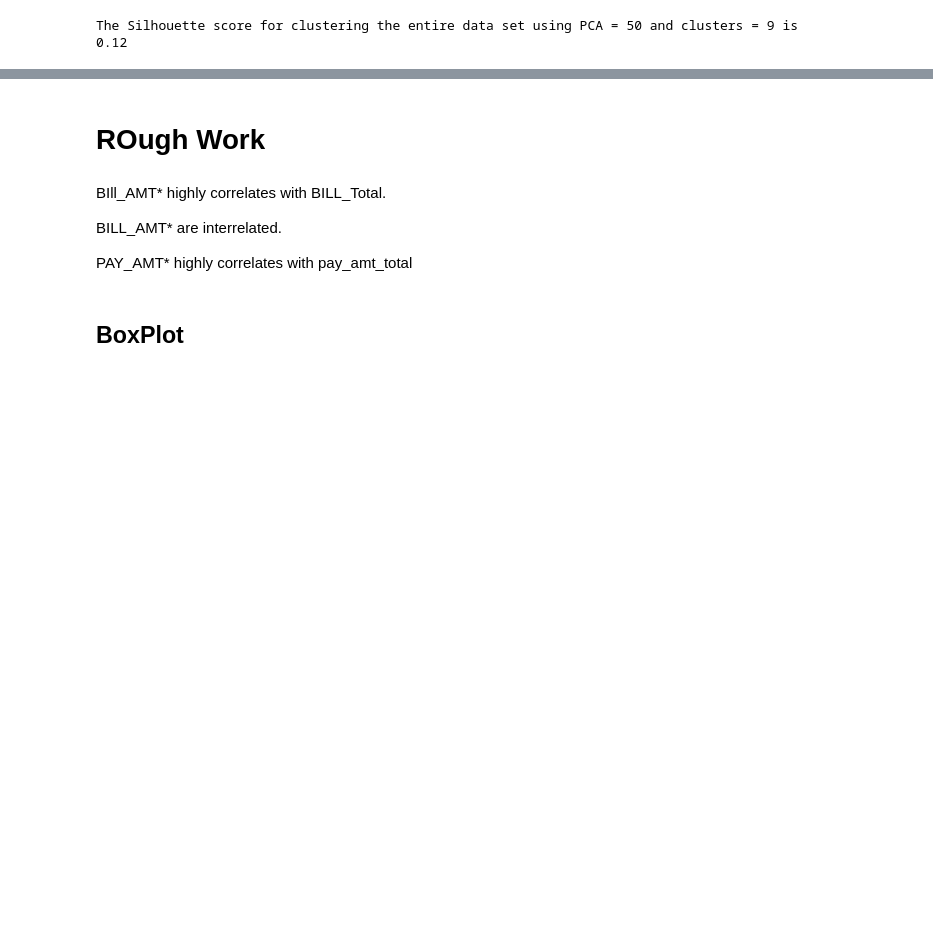
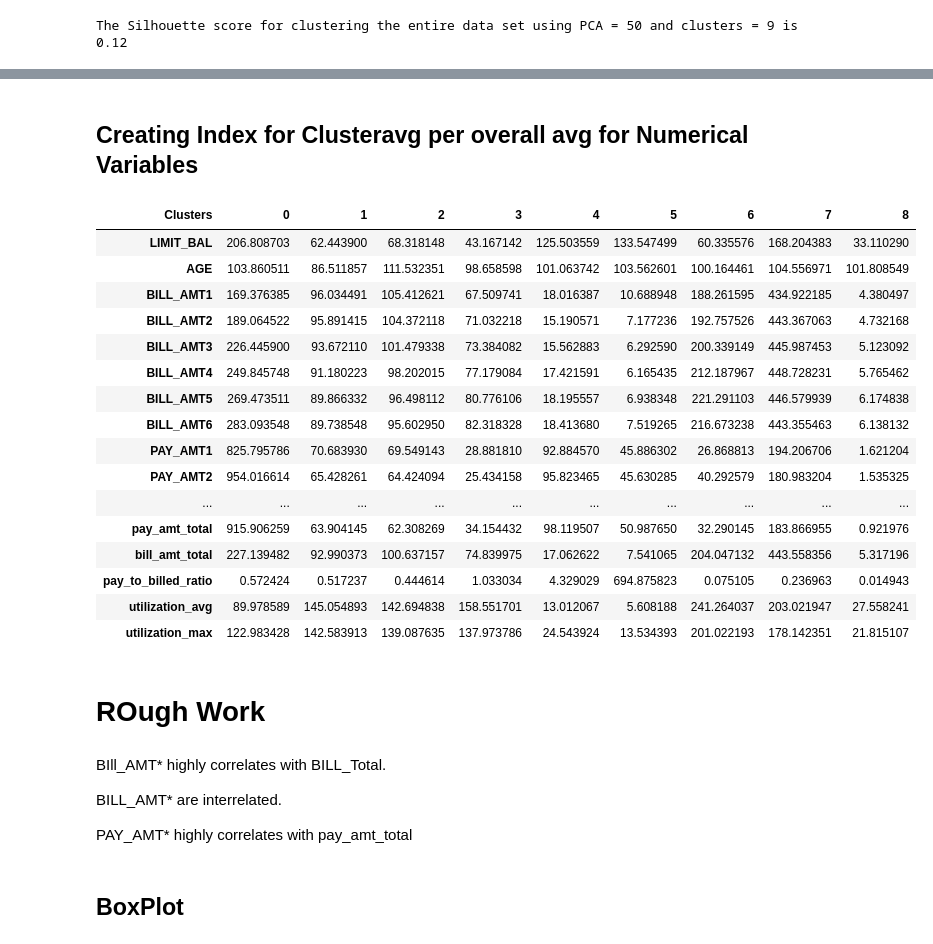
Before and after one commit to ShivaniTyagi1206/Credit-Card-Users-Clustering-PCA-KMeans-, a Jupyter notebook: Credit Default Model_v2.ipynb, the cells around one changed output, grey strips where cells are left out. Cells and saved outputs as stored; diff of their text form; code cells hidden in the pictures; blank space fills up the shorter version.

```diff
--- a/Credit Default Model_v2.ipynb
+++ b/Credit Default Model_v2.ipynb
@@ -253,7 +253,7 @@ The above graph shows that Principal components above 30-40 can explain more tha
 Keep Calm and let the comination run- it is gonna take a long time (around 15 mins)
 # %%
 clusters = [3, 4, 5, 6, 7, 8, 9, 10]
-components_to_keep = [10, 20, 30, 40, 50]
+components_to_keep = [0, 15, 20, 25, 30]
 ss = pd.DataFrame(columns = ['PCA', 'Clusters', 'SilhoutteScore'] )
 for cluster in clusters:
     for pca in components_to_keep:
@@ -264,8 +264,7 @@ for cluster in clusters:
         kmeans_pca = KMeans(n_clusters=cluster, random_state=314)
         kmeans_pca.fit(pca_score)
 
-        #pred_labels = kmeans_pca.fit_predict(x_scaled)
         # Calculate Silhoutte Score
-        score = silhouette_score(x_scaled, kmeans_pca.labels_,  metric='euclidean', sample_size= 100)
+        score = silhouette_score(x_scaled, kmeans_pca.labels_,  metric='euclidean', sample_size=1000, random_state=314)
         new_ss = {'PCA': pca.n_components_, 'Clusters': cluster, 'SilhoutteScore': score}
         ss = ss.append(new_ss,ignore_index = True)
@@ -304,14 +284,11 @@ After running multiple combination of PCA and clusters, based on the SilhoutteSc
 # %%
-
-pca = PCA(n_components=best_pca, random_state=314)
-pca.fit(X_all)
-pca_score_all = pca.transform(X_all)
+pca_all = PCA(n_components=best_pca, random_state=314)
+pca_all.fit(X_all)
+pca_score_all = pca_all.transform(X_all)
 
 kmeans_pca_all = KMeans(n_clusters=best_cluster, random_state=314)
 kmeans_pca_all.fit(pca_score_all)
 
-pred_labels_all = kmeans_pca_all.fit_predict(X_all).astype(int)
-
 # Calculate Silhoutte Score
 score_all = silhouette_score(X_all, kmeans_pca_all.labels_, metric='euclidean')
 print(f'The Silhouette score for clustering the entire data set using PCA = {best_pca} and clusters = {best_cluster} is {round(score_all,2)}')
@@ -323,0 +297,5 @@ array([1, 0, 1, ..., 0, 0, 0])
+# %%
+# Storing Clusters in the data frame:
+df = x.copy()
+df['Clusters'] = kmeans_pca_all.labels_
+df['Clusters'].value_counts()
@@ -324,2 +313,31 @@ array([1, 0, 1, ..., 0, 0, 0])
+# %% [markdown]
+## Creating Index for Clusteravg per overall avg for Numerical Variables
+# %%
+ncols_c = ncols.copy()
+ncols_c.append('Clusters')
+tb = df[ncols]
+tb2 = df[ncols_c]
+overall_avg = tb.mean()
+grouped_df = tb2.groupby("Clusters")
+mean_df = grouped_df.mean()
+((mean_df/overall_avg)*100).T
+# %% [output]
+| Clusters | 0 | 1 | 2 | 3 | 4 | 5 | 6 | 7 | 8 |
+| LIMIT_BAL | 206.808703 | 62.443900 | 68.318148 | 43.167142 | 125.503559 | 133.547499 | 60.335576 | 168.204383 | 33.110290 |
+| AGE | 103.860511 | 86.511857 | 111.532351 | 98.658598 | 101.063742 | 103.562601 | 100.164461 | 104.556971 | 101.808549 |
+| BILL_AMT1 | 169.376385 | 96.034491 | 105.412621 | 67.509741 | 18.016387 | 10.688948 | 188.261595 | 434.922185 | 4.380497 |
+| BILL_AMT2 | 189.064522 | 95.891415 | 104.372118 | 71.032218 | 15.190571 | 7.177236 | 192.757526 | 443.367063 | 4.732168 |
+| BILL_AMT3 | 226.445900 | 93.672110 | 101.479338 | 73.384082 | 15.562883 | 6.292590 | 200.339149 | 445.987453 | 5.123092 |
+| BILL_AMT4 | 249.845748 | 91.180223 | 98.202015 | 77.179084 | 17.421591 | 6.165435 | 212.187967 | 448.728231 | 5.765462 |
+| BILL_AMT5 | 269.473511 | 89.866332 | 96.498112 | 80.776106 | 18.195557 | 6.938348 | 221.291103 | 446.579939 | 6.174838 |
+| BILL_AMT6 | 283.093548 | 89.738548 | 95.602950 | 82.318328 | 18.413680 | 7.519265 | 216.673238 | 443.355463 | 6.138132 |
+| PAY_AMT1 | 825.795786 | 70.683930 | 69.549143 | 28.881810 | 92.884570 | 45.886302 | 26.868813 | 194.206706 | 1.621204 |
+| PAY_AMT2 | 954.016614 | 65.428261 | 64.424094 | 25.434158 | 95.823465 | 45.630285 | 40.292579 | 180.983204 | 1.535325 |
+| ... | ... | ... | ... | ... | ... | ... | ... | ... | ... |
+| pay_amt_total | 915.906259 | 63.904145 | 62.308269 | 34.154432 | 98.119507 | 50.987650 | 32.290145 | 183.866955 | 0.921976 |
+| bill_amt_total | 227.139482 | 92.990373 | 100.637157 | 74.839975 | 17.062622 | 7.541065 | 204.047132 | 443.558356 | 5.317196 |
+| pay_to_billed_ratio | 0.572424 | 0.517237 | 0.444614 | 1.033034 | 4.329029 | 694.875823 | 0.075105 | 0.236963 | 0.014943 |
+| utilization_avg | 89.978589 | 145.054893 | 142.694838 | 158.551701 | 13.012067 | 5.608188 | 241.264037 | 203.021947 | 27.558241 |
+| utilization_max | 122.983428 | 142.583913 | 139.087635 | 137.973786 | 24.543924 | 13.534393 | 201.022193 | 178.142351 | 21.815107 |
 # %% [markdown]
 # ROugh Work
```
Also changed, not shown: parts of 16 cells of this notebook.
